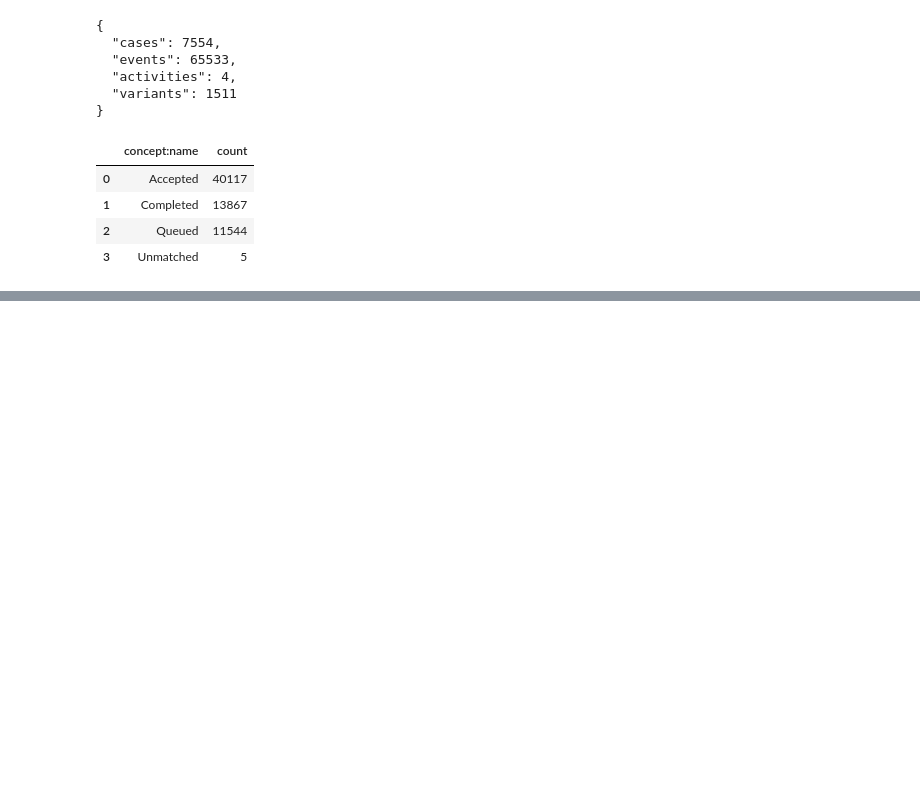
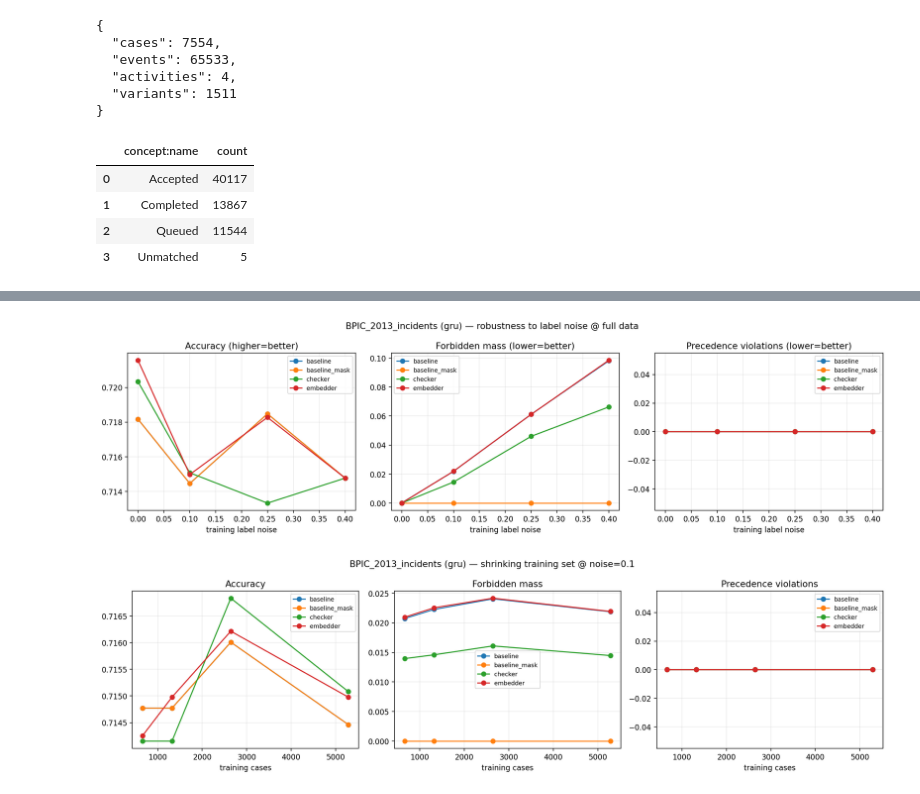
Before and after one commit to MatteoZorzi/neuro-symbolic-ppm-thesis, a Jupyter notebook: notebooks/BPIC_2013_incidents_TLEAF_Pipeline.ipynb, the cells around one changed output, grey strips where cells are left out. Cells and saved outputs as stored; diff of their text form; code cells hidden in the pictures; blank space fills up the shorter version.

```diff
--- a/notebooks/BPIC_2013_incidents_TLEAF_Pipeline.ipynb
+++ b/notebooks/BPIC_2013_incidents_TLEAF_Pipeline.ipynb
@@ -277,0 +364,26 @@ produced in the dedicated analysis notebook, which loads
+# %%
+arch = MODELS[0]
+
+full = grid[(grid.train_fraction == 1.0) & (grid.architecture == arch)]
+plots.plot_fraction_curves(
+    full, ["accuracy", "forbidden_mass", "precedence_violation_rate"],
+    OUTPUT_DIR / "noise_curves.png", mode_col="variant",
+    x_col="noise_level", x_label="training label noise",
+    titles={"accuracy": "Accuracy (higher=better)",
+            "forbidden_mass": "Forbidden mass (lower=better)",
+            "precedence_violation_rate": "Precedence violations (lower=better)"},
+    suptitle=f"{DATASET_NAME} ({arch}) — robustness to label noise @ full data")
+display(Image(filename=str(OUTPUT_DIR / "noise_curves.png")))
+
+scarce = grid[(grid.noise_level == 0.1) & (grid.architecture == arch)]
+plots.plot_fraction_curves(
+    scarce, ["accuracy", "forbidden_mass", "precedence_violation_rate"],
+    OUTPUT_DIR / "scarcity_curves.png", mode_col="variant",
+    x_col="n_train_cases", x_label="training cases",
+    titles={"accuracy": "Accuracy", "forbidden_mass": "Forbidden mass",
+            "precedence_violation_rate": "Precedence violations"},
+    suptitle=f"{DATASET_NAME} ({arch}) — shrinking training set @ noise=0.1")
+display(Image(filename=str(OUTPUT_DIR / "scarcity_curves.png")))
+# %% [output]
+[figure, added]
+[figure, added]
```
Also changed, not shown: parts of 31 cells of this notebook, 4 other files.
